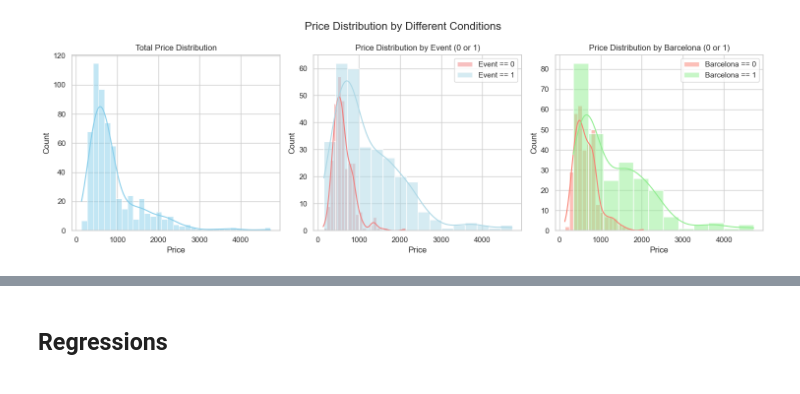
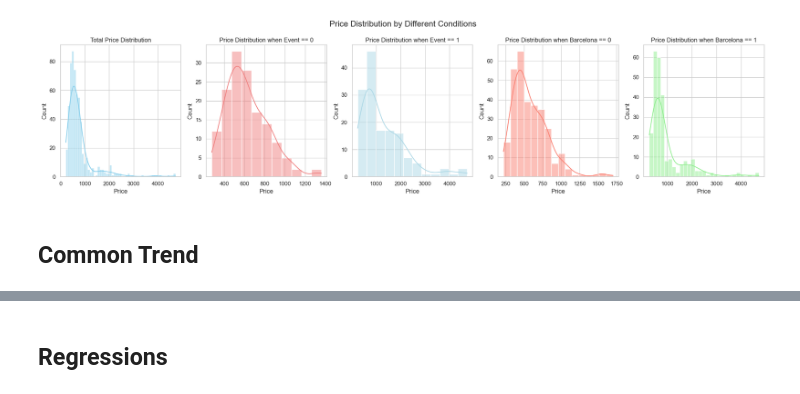
Before and after one commit to mgallon235/Bookings, a Jupyter notebook: Regressions/Regressions_Mobile.ipynb, the cells around one changed output, grey strips where cells are left out. Saved outputs shown, nothing was run; the diff lists cells and outputs as text; code cells hidden in the pictures.

```diff
--- a/Regressions/Regressions_Mobile.ipynb
+++ b/Regressions/Regressions_Mobile.ipynb
@@ -79,3 +10,0 @@ Index(['Hotels', 'Ratings', 'Distance', 'District', 'Price', 'Link', 'Star',
-# %%
-# Create a DataFrame
-df = pd.DataFrame(df)
@@ -85,15 +62,10 @@ df = pd.DataFrame(df)
 # First, count the occurrences of each value in the 'Hotels' column
 hotel_counts = df['Hotels'].value_counts()
 
-# Then, create a new DataFrame containing only rows with 'Hotels' values that appear twice
-df = df[df['Hotels'].isin(hotel_counts[hotel_counts == 2].index)]
+# Then, create a new DataFrame containing only rows with 'Hotels' values that appear 4 times (basically, in every period we consider)
+df = df[df['Hotels'].isin(hotel_counts[hotel_counts == 4].index)]
 
 # Finally, print the count of 'Hotels' values
 print(df['Hotels'].value_counts())
-
-# df_filt = df[df['Hotels'].isin(hotel_counts[hotel_counts == 4].index)]
-# print(df_filt)
-
-# Ramirez Flats Valencia
 # %% [output]
 Hotels
@@ -221,33 +121,37 @@ plt.show()
 # %%
 # Set the style for the plot
 sns.set(style="whitegrid")
 
-# Create subplots
-fig, axes = plt.subplots(nrows=1, ncols=3, figsize=(15, 5))
+# Create a figure and define subplots
+fig, axes = plt.subplots(1, 5, figsize=(20, 5))
 
 # Plot the distribution of 'Price' for all observations
 sns.histplot(df['Price'], ax=axes[0], kde=True, color='skyblue')
 axes[0].set_title('Total Price Distribution')
 
-# Plot the distribution of 'Price' for 'event' == 0 and 'event' == 1 on the same graph
-sns.histplot(df[df['event'] == 0]['Price'], ax=axes[1], kde=True, color='lightcoral', label='Event == 0')
-sns.histplot(df[df['event'] == 1]['Price'], ax=axes[1], kde=True, color='lightblue', label='Event == 1')
-axes[1].set_title('Price Distribution by Event (0 or 1)')
-axes[1].legend()
+# Create a separate plot for 'event' == 0
+sns.histplot(df[df['event'] == 0]['Price'], ax=axes[1], kde=True, color='lightcoral')
+axes[1].set_title('Price Distribution when Event == 0')
 
-# Plot the distribution of 'Price' for 'barcelona' == 0 and 'barcelona' == 1 on the same graph
-sns.histplot(df[df['barcelona'] == 0]['Price'], ax=axes[2], kde=True, color='salmon', label='Barcelona == 0')
-sns.histplot(df[df['barcelona'] == 1]['Price'], ax=axes[2], kde=True, color='lightgreen', label='Barcelona == 1')
-axes[2].set_title('Price Distribution by Barcelona (0 or 1)')
-axes[2].legend()
+# Create a separate plot for 'event' == 1
+sns.histplot(df[df['event'] == 1]['Price'], ax=axes[2], kde=True, color='lightblue')
+axes[2].set_title('Price Distribution when Event == 1')
+
+# Create a separate plot for 'barcelona' == 0
+sns.histplot(df[df['barcelona'] == 0]['Price'], ax=axes[3], kde=True, color='salmon')
+axes[3].set_title('Price Distribution when Barcelona == 0')
+
+# Create a separate plot for 'barcelona' == 1
+sns.histplot(df[df['barcelona'] == 1]['Price'], ax=axes[4], kde=True, color='lightgreen')
+axes[4].set_title('Price Distribution when Barcelona == 1')
 
 # Add a title to the overall figure
 fig.suptitle('Price Distribution by Different Conditions', fontsize=16)
 
 # Adjust the spacing between subplots
 plt.tight_layout()
 
-# Show the plot
+# Show the individual plots
 plt.show()
 # %% [output]
-[figure, old version]
+[figure, new version]
@@ -256,0 +158,2 @@ df['lnprice'] = np.log(df['Price'])
+# %% [markdown]
+## Common Trend
```
Also changed, not shown: parts of 40 cells of this notebook, 4 other files.
